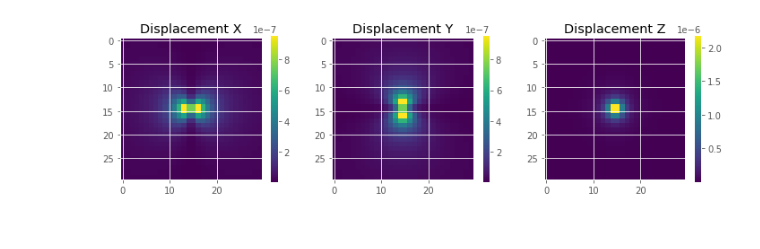
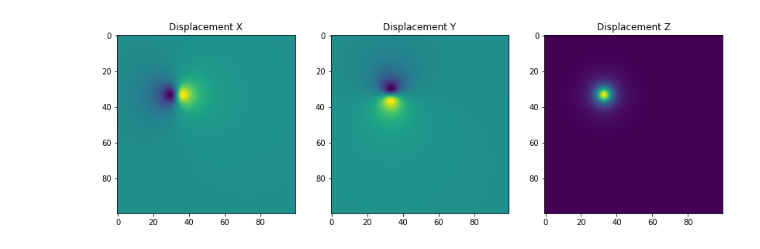
Before and after one commit to sbrisson-sudo/magma_chambers_network, a Jupyter notebook: src/surface_deformation.ipynb, the cells around one changed output. Saved outputs shown, nothing was run; the diff lists cells and outputs as text; code cells hidden in the pictures.

```diff
--- a/src/surface_deformation.ipynb
+++ b/src/surface_deformation.ipynb
@@ -11,4 +23,5 @@ plt.style.use('ggplot')
 # %%
+
 # Définition des constantes du milieu
 G = 1. # module de cisaillement
 nu = 0.25 # coefficient de Poisson
@@ -16,7 +29,25 @@ nu = 0.25 # coefficient de Poisson
 # Domaine d'étude
 L = 10.
 H = 1.
-N = 30 # discrétisation
+N = 100 # discrétisation
 X = np.linspace(0, L, N)
 Y = np.linspace(0, L, N)
 XX,YY = np.meshgrid(X,Y)
+
+# Définition de la chambre
+a = 0.01 # rayon
+xs,ys,zs = [L/3,L/3,H/2] # position
+dp = 1. # surpression
+
+# Calcul de la déformation en surface
+s = dp*(1-nu)*a**3/G
+
+R = np.sqrt((XX-xs)**2+(YY-ys)**2+zs**2)
+R_prof = np.sqrt((XX-xs)**2+(YY-ys)**2+1e-12)
+iR3 = 1/R**3
+
+uz = s*zs*iR3
+ur = s*np.sqrt((XX-xs)**2+(YY-ys)**2)*iR3
+
+ux = ur*(XX-xs)/R_prof
+uy = ur*(YY-ys)/R_prof
@@ -28,10 +53,0 @@ dp = 1. # surpression
-# %%
-# Calcul de la déformation en surface
-
-s = dp*(1-nu)*a**3/G
-
-iR = 1/((XX-xs)**2+(YY-ys)**2+zs**2)**(3/2)
-
-ux = s*np.abs((XX-xs))*iR
-uy = s*np.abs((YY-ys))*iR
-uz = s*np.abs((-zs))*iR
@@ -38,17 +60,12 @@ uz = s*np.abs((-zs))*iR
 # %%
-%matplotlib inline
-
-fig,axes = plt.subplots(1, 3, figsize=(12,4))
+# Plot de la déformation
+fig,axes = plt.subplots(1, 3, figsize=(14,6))
 im = axes[0].imshow(ux)
-plt.colorbar(im, ax = axes[0], shrink=0.75)
 axes[0].set_title("Displacement X")
 im = axes[1].imshow(uy)
-plt.colorbar(im, ax = axes[1], shrink=0.75)
 axes[1].set_title("Displacement Y")
 im = axes[2].imshow(uz)
-plt.colorbar(im, ax = axes[2], shrink=0.75)
 axes[2].set_title("Displacement Z")
-
 plt.show()
 # %% [output]
-[figure, old version]
+[figure, new version]
```
Also changed, not shown: parts of 30 cells of this notebook, 20 other files.
